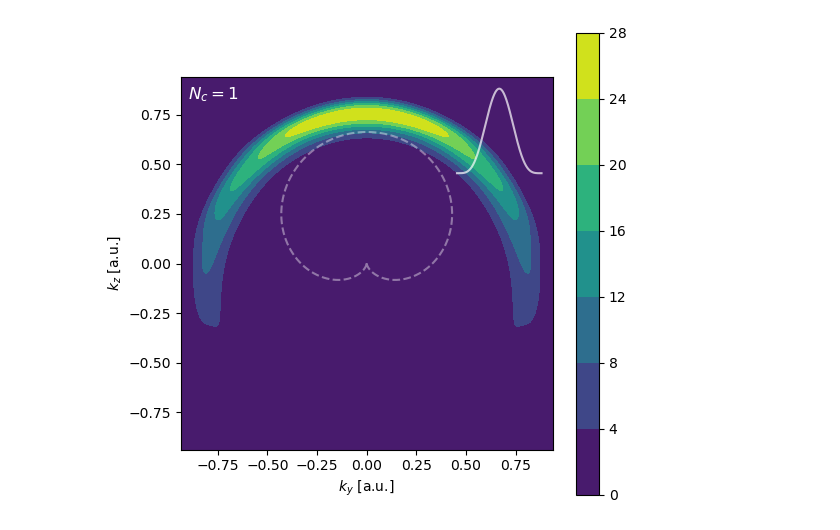
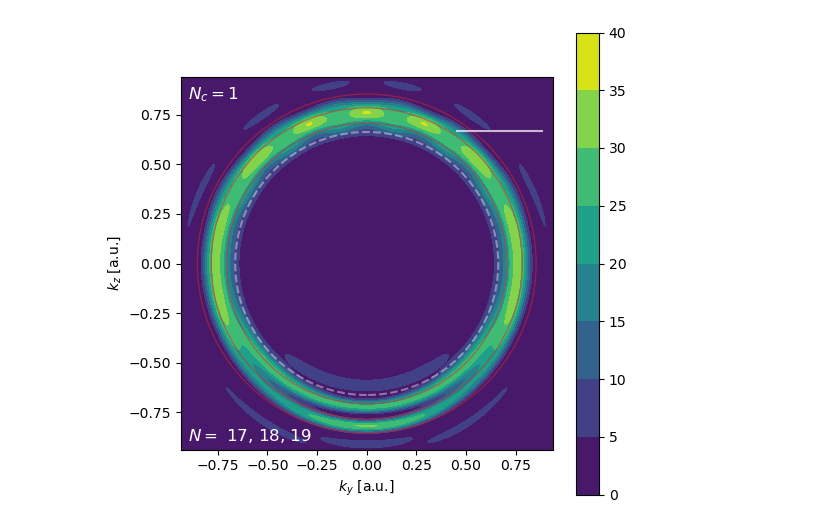
Before and after one commit to nrneubert/UFS, a Jupyter notebook: nc_animation.ipynb, the cells around one changed output. Cells and saved outputs as stored; diff of their text form; code cells hidden in the pictures.

Commit message:
made more animations

```diff
--- a/nc_animation.ipynb
+++ b/nc_animation.ipynb
@@ -14,6 +14,8 @@ sim.t_start = 0.0
 sim.t_end   = sim.T
 sim.N_time  = 1000
 sim.Nc = 1
+
+sim.user_envelope = lambda t : 1
 
 Up = sim.Up
 threshold = 2.0 * np.sqrt(Up)
@@ -24,7 +26,7 @@ k_ys, k_zs = sim.get_k_space(k_range, N_ks)
 Z, Y = np.meshgrid(k_ys, k_zs)
 
 # sweep of values
-nc_values = np.arange(1, 11)
+nc_values = np.arange(1, 16)
 
 all_A_ts = []
 all_matrices = []
@@ -32,6 +34,7 @@ all_matrices = []
 # run simulations
 for nc in tqdm(nc_values) :
     sim.Nc = nc
+    sim.t_end = sim.T
     A_ts, _, _, matrix = sim.calculate_matrix_elements(k_range=k_range, N_ks=N_ks, progress_bar=False)
 
     all_A_ts.append(A_ts)
@@ -41,5 +44,8 @@ write_sfi_results(outfname="./Animations/sfi_results_nc_circular.txt.gz", simula
 # %%
 fig = plt.figure(figsize=(6,6))
+
+circle = lambda n : np.sqrt(2*( sim.E0 - sim.Up + n * sim.wl ))
+
 
 def update(i):
     # clear the whole figure
@@ -53,8 +59,17 @@ def update(i):
 
     # do all the plotting
     ax = fig.add_subplot(1,1,1)
+
     cf = ax.contourf(Y, Z, matrix)
     ax.plot(A_ys, A_zs, 'w--', alpha=0.4)
+
+    ns = [17, 18, 19]
+    n_string = '$N =$'
+    for n in ns :
+        c = plt.Circle((0.0, 0.0), circle(n), color='tab:red', fill=False, alpha=0.5)
+        n_string += f' {n}'
+        if n is not ns[-1] : n_string += ','
+        ax.add_patch(c)
 
     ax.set_xlabel("$k_y$ [a.u.]")
     ax.set_ylabel("$k_z$ [a.u.]")
@@ -63,33 +78,43 @@ def update(i):
     fig.colorbar(cf, ax=ax)
 
     # text label
     ax.text(
         0.02, 0.98,
         rf"$N_c = ${nc_values[i]}",
+        transform=ax.transAxes,
+        color='white',
+        va='top', ha='left',
+        fontsize=12
+    )
+
+    # text label
+    ax.text(
+        0.02, 0.06,
+        n_string,
         transform=ax.transAxes,
         color='white',
         va='top', ha='left',
         fontsize=12
     )
 
     # make inset plot
     iax = inset_axes(ax, width="25%", height="25%", loc='upper right', bbox_to_anchor=(0,0,1,1), bbox_transform=ax.transAxes)
     # plot envelope profile
     iax.plot(np.arange(len(A2)), A2, color='white', alpha=0.7)
     # make transparent
     iax.set_facecolor((0,0,0,0))
     # remove borders
     for spine in iax.spines.values(): spine.set_visible(False)
     # remove ticks
     iax.tick_params(left=False, bottom=False, labelleft=False, labelbottom=False)
 
 
 ani = FuncAnimation(fig, update,
                     frames=len(nc_values),
                     interval=800,   # ms between frames
                     blit=False)
 
-writer = PillowWriter(fps=5)
-ani.save("./Animations/sfi_nc_sweep_circular.gif", writer=writer)
+writer = PillowWriter(fps=4)
+ani.save("./Animations/sfi_nc_sweep_circular_flat_envelope.gif", writer=writer)
 # %% [output]
-[figure, old version]
+[figure, new version]
```
Also changed, not shown: parts of 2 cells of this notebook, 12 other files.
